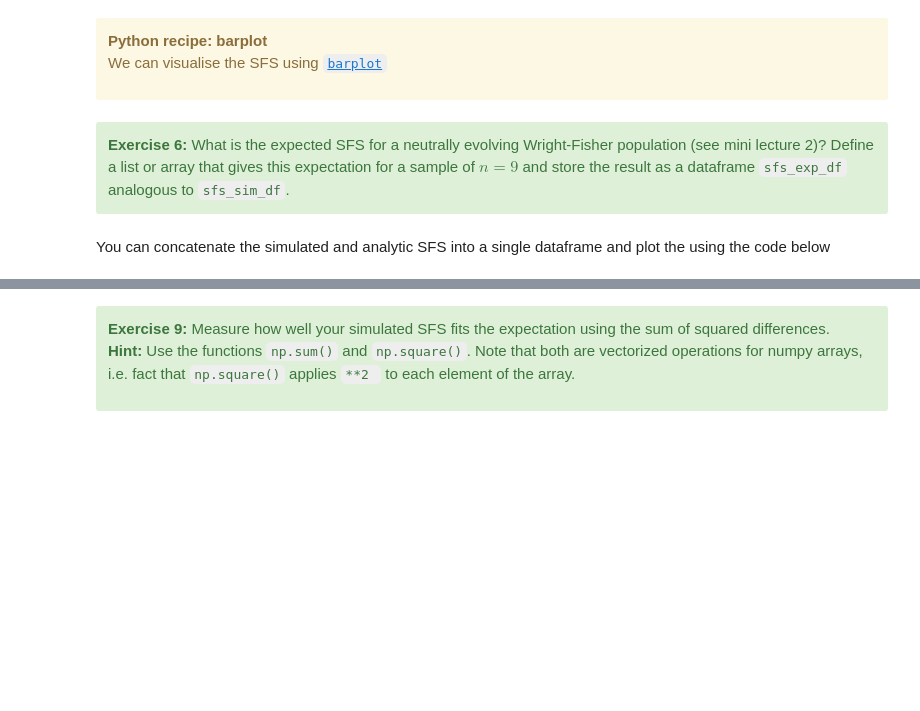
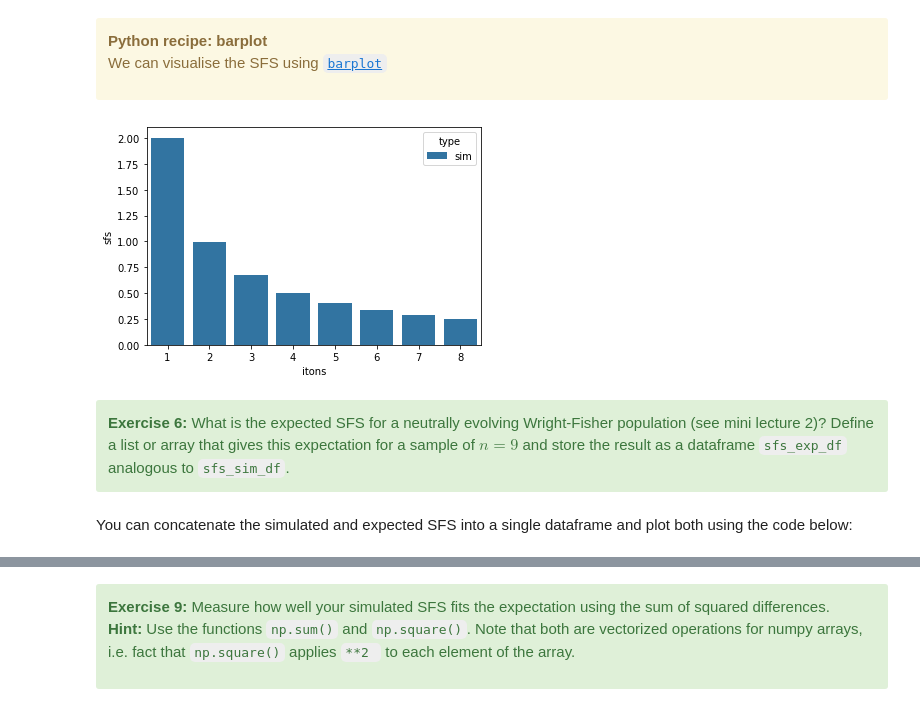
Before and after one commit to LohseLab/PGA_course_2022, a Jupyter notebook: 2.From_simulation_to_inference_STUDENT.ipynb, the cells around one changed output, grey strips where cells are left out. Saved outputs shown, nothing was run; the diff lists cells and outputs as text; code cells hidden in the pictures; blank space fills up the shorter version.

```diff
--- a/2.From_simulation_to_inference_STUDENT.ipynb
+++ b/2.From_simulation_to_inference_STUDENT.ipynb
@@ -121,6 +121,7 @@ We have so far dealt with python lists and arrays. When analysing data, we often
 # %% [markdown]
 Let's store the simulated SFS as a pandas dataframe:
 # %%
+itons = range(1,nsamp)
 type_sim = ['sim']*(nsamp-1)
 sfs_sim_df = pd.DataFrame({'itons':itons,'sfs':sfs_mean,'type':type_sim})
 sfs_sim_df
@@ -141,7 +142,9 @@ sfs_sim_df
 We can visualise the SFS using <a href="https://seaborn.pydata.org/generated/seaborn.barplot.html"><code>barplot</code></a>
     </div>
 # %%
-p = sns.barplot(x='itons', y='sfs', hue= 'type', data = sfs_sim_df)
+p = sns.barplot(data = sfs_sim_df, x='itons', y='sfs', hue= 'type')
+# %% [output]
+[figure, added]
 # %% [markdown]
 <div class="alert alert-block alert-success">
     <b>Exercise 6:</b> What is the expected SFS for a neutrally evolving Wright-Fisher population (see mini lecture 2)? Define a list or array that gives this expectation for a sample of $n=9$ and store the result as a dataframe <code>sfs_exp_df</code> analogous to <code>sfs_sim_df</code>.
@@ -153,5 +154,5 @@ p = sns.barplot(x='itons', y='sfs', hue= 'type', data = sfs_exp_df)
 # %% [markdown]
-You can concatenate the simulated and analytic SFS into a single dataframe and plot the using the code below
+You can concatenate the simulated and expected SFS into a single dataframe and plot both using the code below:
 # %%
 sfs_concat_df = pd.concat([sfs_sim_df, sfs_exp_df])
 p = sns.barplot(x='itons', y='sfs', hue='type', data=sfs_concat_df)
```
Also changed, not shown: parts of 38 cells of this notebook.
